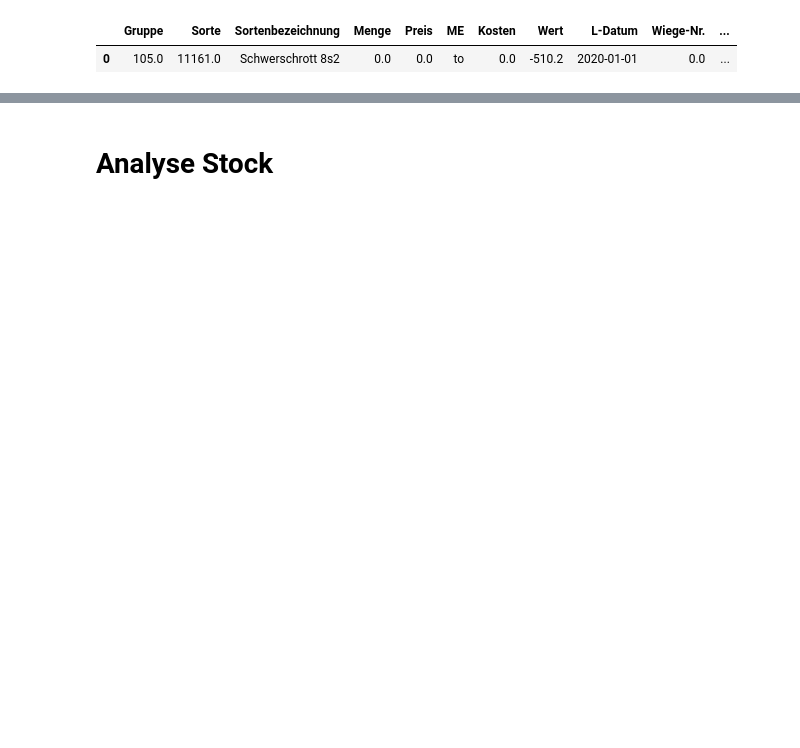
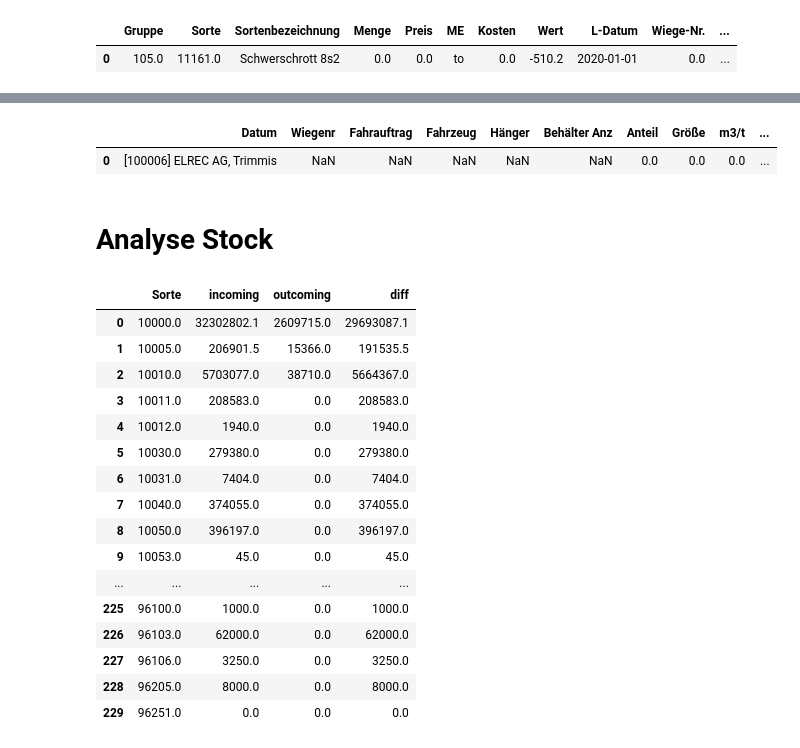
Before and after one commit to AlexandrePauli/yb_hack, a Jupyter notebook: notebooks/Analyse Stock.ipynb, the cells around one changed output, grey strips where cells are left out. Cells and saved outputs as stored; diff of their text form; code cells hidden in the pictures; blank space fills up the shorter version.

```diff
--- a/notebooks/Analyse Stock.ipynb
+++ b/notebooks/Analyse Stock.ipynb
@@ -37,5 +39,10 @@ sorten.head(1)
 # %% [output]
 |  | Gruppe | Gruppe Kurzname | Sorte | Kurzname | Bezeichnung | Sortenklasse | Sparte | Mengeneinheit | ... |
 | 0 | 100 | SHREDDERPR | 10000 | LEICHTEISE | Leichteisen / Shreddervormaterial | Bestandsführung auf Gruppenebene | FE-Schrott | to | ... |
+# %%
+transport.head(1)
+# %% [output]
+|  | Datum | Wiegenr | Fahrauftrag | Fahrzeug | Hänger | Behälter Anz | Anteil | Größe | m3/t | ... |
+| 0 | [100006] ELREC AG, Trimmis | NaN | NaN | NaN | NaN | NaN | 0.0 | 0.0 | 0.0 | ... |
 # %% [markdown]
 # Analyse Stock
@@ -41,0 +82,20 @@ sorten.head(1)
+# %%
+merge[["Sorte", "incoming", "outcoming", "diff"]]
+# %% [output]
+|  | Sorte | incoming | outcoming | diff |
+| 0 | 10000.0 | 32302802.1 | 2609715.0 | 29693087.1 |
+| 1 | 10005.0 | 206901.5 | 15366.0 | 191535.5 |
+| 2 | 10010.0 | 5703077.0 | 38710.0 | 5664367.0 |
+| 3 | 10011.0 | 208583.0 | 0.0 | 208583.0 |
+| 4 | 10012.0 | 1940.0 | 0.0 | 1940.0 |
+| 5 | 10030.0 | 279380.0 | 0.0 | 279380.0 |
+| 6 | 10031.0 | 7404.0 | 0.0 | 7404.0 |
+| 7 | 10040.0 | 374055.0 | 0.0 | 374055.0 |
+| 8 | 10050.0 | 396197.0 | 0.0 | 396197.0 |
+| 9 | 10053.0 | 45.0 | 0.0 | 45.0 |
+| ... | ... | ... | ... | ... |
+| 225 | 96100.0 | 1000.0 | 0.0 | 1000.0 |
+| 226 | 96103.0 | 62000.0 | 0.0 | 62000.0 |
+| 227 | 96106.0 | 3250.0 | 0.0 | 3250.0 |
+| 228 | 96205.0 | 8000.0 | 0.0 | 8000.0 |
+| 229 | 96251.0 | 0.0 | 0.0 | 0.0 |
```
Also changed, not shown: parts of 8 cells of this notebook, 1 other file.
